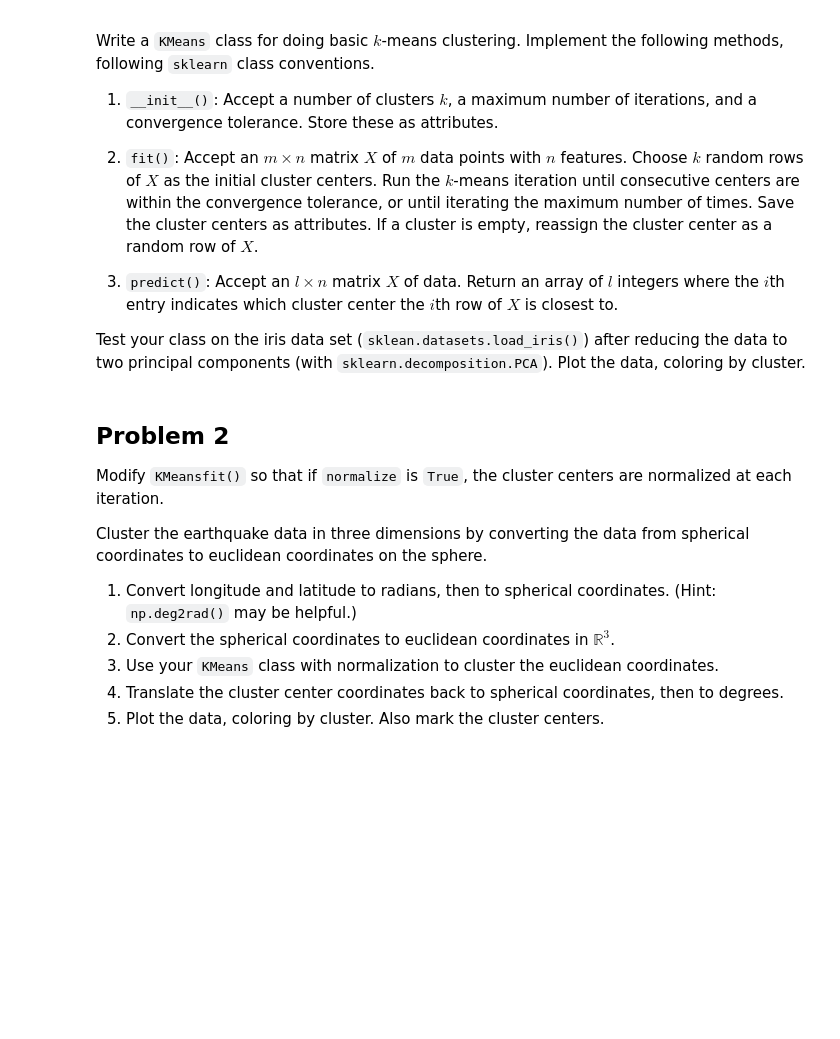
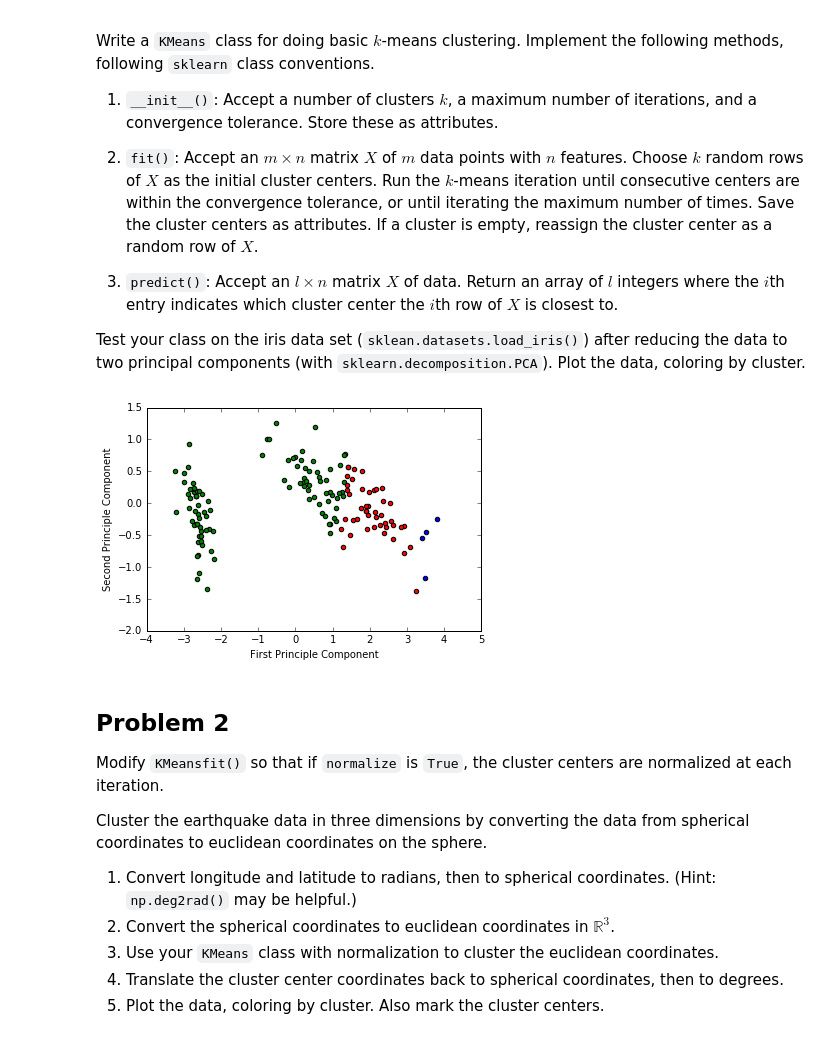
Before and after one commit to mattschaelling/acme_vol3, a Jupyter notebook: KMeansClustering/kmeans_clustering.ipynb, the cells around one changed output. Saved outputs shown, nothing was run; the diff lists cells and outputs as text; code cells hidden in the pictures; blank space fills up the shorter version.

Commit message:
kmeans

```diff
--- a/KMeansClustering/kmeans_clustering.ipynb
+++ b/KMeansClustering/kmeans_clustering.ipynb
@@ -74,6 +99,25 @@ class KMeans(BaseEstimator, ClusterMixin):
             X ((n_samples, n_classes) ndarray): the data to be clustered.
         """
         return self.fit(X).predict(X)
+# %%
+iris = load_iris()
+kmeans = KMeans(n_clusters=3)
+X = iris.data
+pca = PCA(n_components=2)
+Xnew = pca.fit_transform(X)
+kmeans.fit(Xnew)
+colors = {0:'g',
+          1:'b',
+          2:'r'}
+for k in range(3):
+    plt.scatter(Xnew[kmeans.cluster_assignments == k][:,0],
+                Xnew[kmeans.cluster_assignments == k][:,1],
+                c=colors[k])
+plt.xlabel("First Principle Component")
+plt.ylabel("Second Principle Component")
+plt.show()
+# %% [output]
+[figure, added]
 # %% [markdown]
 ## Problem 2
 
```
Also changed, not shown: parts of 4 cells of this notebook, 1 other file.
